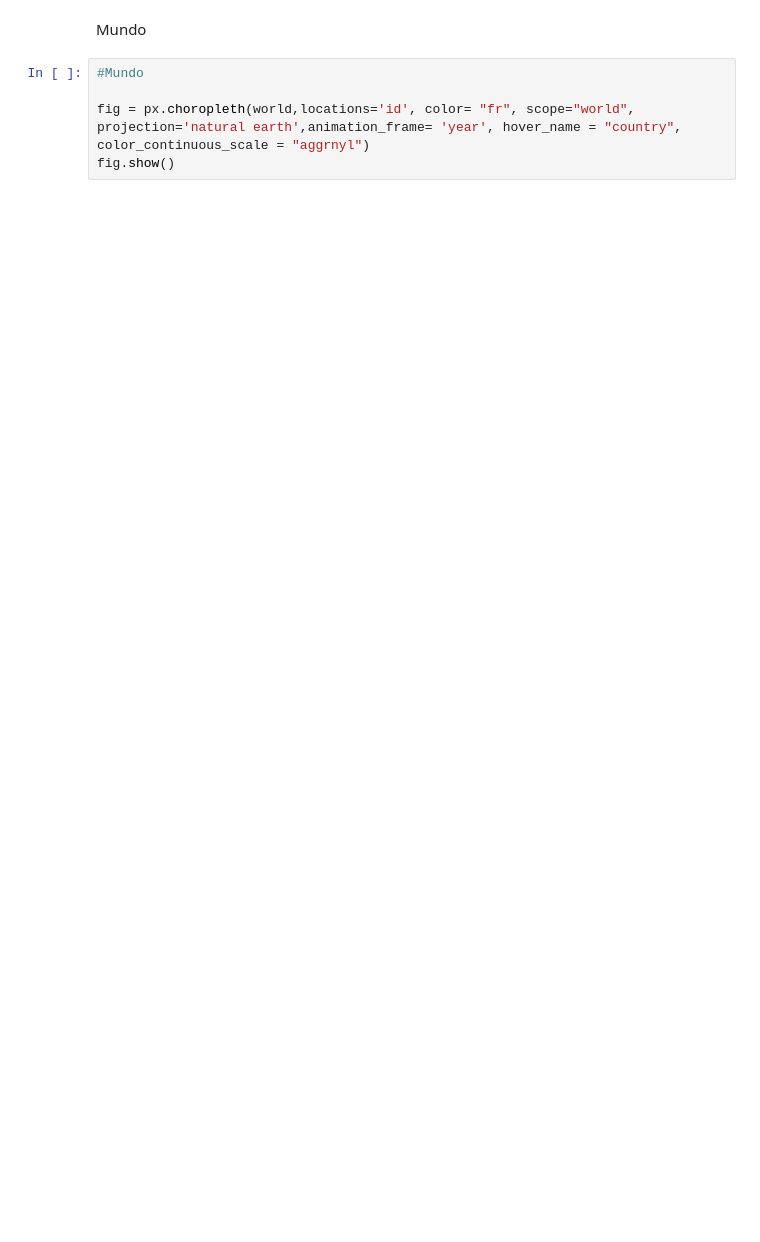
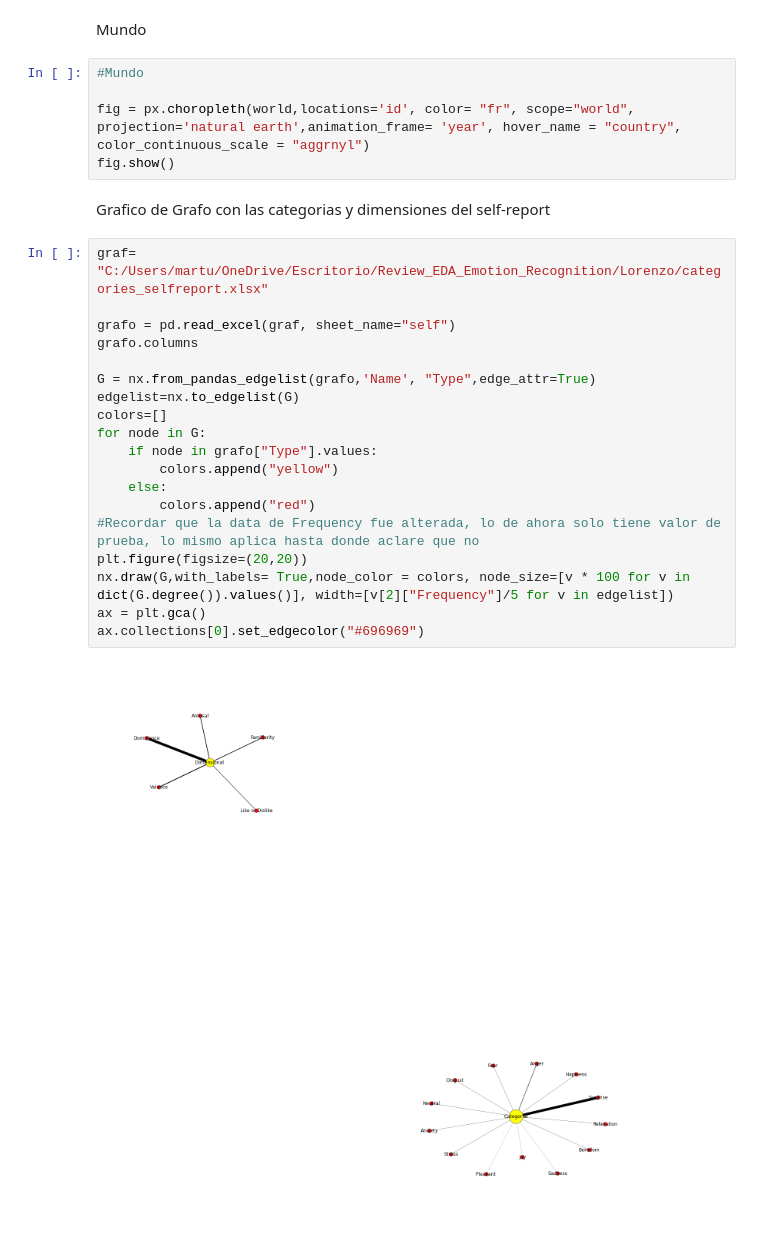
Before and after one commit to tomdamelio/Review_EDA_Emotion_Recognition, a Jupyter notebook: Lorenzo/Analisis review.ipynb, the cells around one changed output. Cells and saved outputs as stored; diff of their text form; blank space fills up the shorter version.

Commit message:
Grafico de Grafo

```diff
--- a/Lorenzo/Analisis review.ipynb
+++ b/Lorenzo/Analisis review.ipynb
@@ -607,3 +595,26 @@ Mundo
 
 fig = px.choropleth(world,locations='id', color= "fr", scope="world", projection='natural earth',animation_frame= 'year', hover_name = "country", color_continuous_scale = "aggrnyl")
 fig.show()
+# %% [markdown]
+Grafico de Grafo con las categorias y dimensiones del self-report
+# %%
+graf= "C:/Users/martu/OneDrive/Escritorio/Review_EDA_Emotion_Recognition/Lorenzo/categories_selfreport.xlsx"
+
+grafo = pd.read_excel(graf, sheet_name="self")
+grafo.columns
+
+G = nx.from_pandas_edgelist(grafo,'Name', "Type",edge_attr=True)
+edgelist=nx.to_edgelist(G)
+colors=[]
+for node in G:
+    if node in grafo["Type"].values:
+        colors.append("yellow")
+    else:
+        colors.append("red")
+#Recordar que la data de Frequency fue alterada, lo de ahora solo tiene valor de prueba, lo mismo aplica hasta donde aclare que no
+plt.figure(figsize=(20,20))
+nx.draw(G,with_labels= True,node_color = colors, node_size=[v * 100 for v in dict(G.degree()).values()], width=[v[2]["Frequency"]/5 for v in edgelist])
+ax = plt.gca()
+ax.collections[0].set_edgecolor("#696969")
+# %% [output]
+[figure, added]
```
Also changed, not shown: parts of 10 cells of this notebook, 6 other files.
